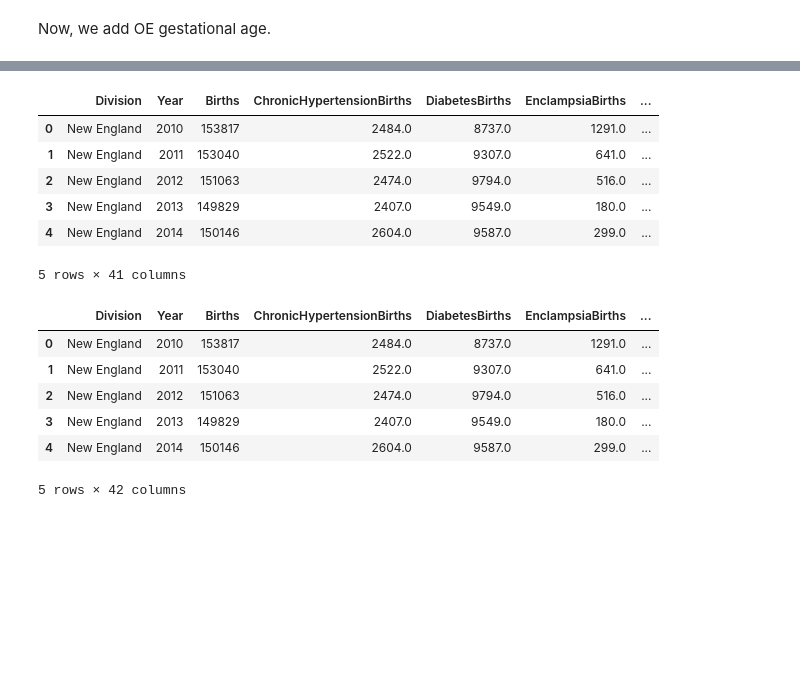
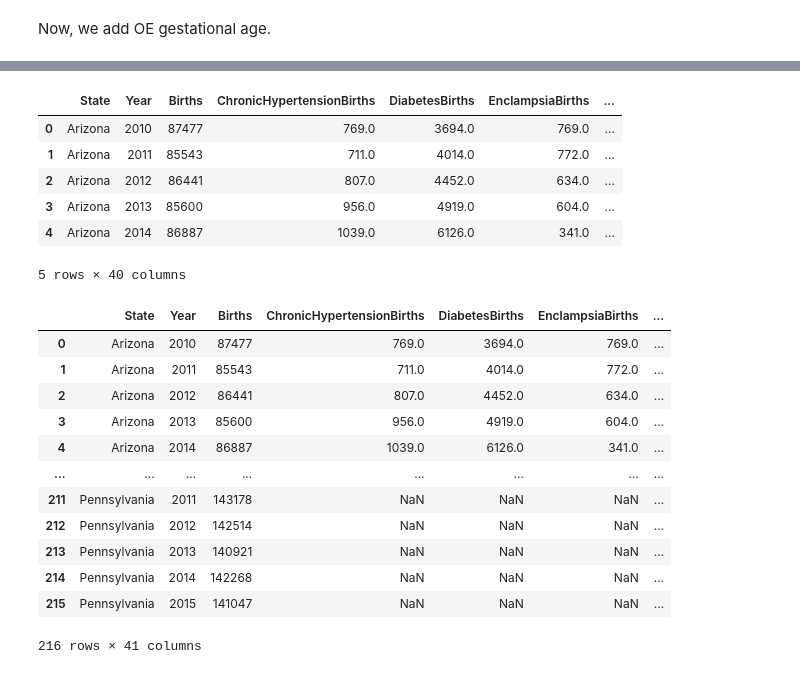
Before and after one commit to djclancy/maternal_mortality_US, a Jupyter notebook: data_manipulation/statenatality_data_combined.ipynb, the cells around one changed output, grey strips where cells are left out. Drawn from its saved outputs; the diff is of its cells as text; code cells hidden in the pictures; blank space fills up the shorter version.

Commit message:
Got data for missed states, manual df

```diff
--- a/data_manipulation/statenatality_data_combined.ipynb
+++ b/data_manipulation/statenatality_data_combined.ipynb
@@ -1097,6 +1036,6 @@ natality_df.head()
 # %%
-path_to_file = '../data/natality_data/Natality2010-2023_OE_gestational_age10.txt'
-path_to_file_csv = '../data/natality_data/Natality2010-2023_OE_gestational_age10.csv'
+path_to_file = '../data/natality_data/StateNatality2010-2023_OE_gestational_age10.txt'
+path_to_file_csv = '../data/natality_data/StateNatality2010-2023_OE_gestational_age10.csv'
 
 txt_line_to_csv_line = lambda x : x.replace("\t", ',')
 write_file = open(path_to_file_csv, 'w')
@@ -1114,6 +1053,6 @@ for line in f:
         write_file.write(csv_line)
 xxxvi_df = pd.read_csv(path_to_file_csv)
 xxxvi_df = xxxvi_df.rename(columns={'Births':'36Weeks'})
-natality_df['36Weeks']  = xxxvi_df['36Weeks']
-natality_df.head()
+statenatality_df['36Weeks']  = xxxvi_df['36Weeks']
+statenatality_df.head()
 # %% [output]
@@ -1127,6 +1066,6 @@ natality_df.head()
 # %%
-path_to_file = '../data/natality_data/Natality2010-2023_OE_gestational_age10.txt'
-path_to_file_csv = '../data/natality_data/Natality2010-2023_OE_gestational_age10.csv'
+path_to_file = '../data/natality_data/StateNatality2010-2023_OE_gestational_age10.txt'
+path_to_file_csv = '../data/natality_data/StateNatality2010-2023_OE_gestational_age10.csv'
 
 txt_line_to_csv_line = lambda x : x.replace("\t", ',')
 write_file = open(path_to_file_csv, 'w')
@@ -1144,6 +1083,6 @@ for line in f:
         write_file.write(csv_line)
 xxxix_df = pd.read_csv(path_to_file_csv)
 xxxix_df = xxxix_df.rename(columns={'Births':'37-39Weeks'})
-natality_df['37-39Weeks']  = xxxix_df['37-39Weeks']
-natality_df.head()
+statenatality_df['37-39Weeks']  = xxxix_df['37-39Weeks']
+statenatality_df.head()
 # %% [output]
@@ -1157,6 +1096,6 @@ natality_df.head()
 # %%
-path_to_file = '../data/natality_data/Natality2010-2023_OE_gestational_age10.txt'
-path_to_file_csv = '../data/natality_data/Natality2010-2023_OE_gestational_age10.csv'
+path_to_file = '../data/natality_data/StateNatality2010-2023_OE_gestational_age10.txt'
+path_to_file_csv = '../data/natality_data/StateNatality2010-2023_OE_gestational_age10.csv'
 
 txt_line_to_csv_line = lambda x : x.replace("\t", ',')
 write_file = open(path_to_file_csv, 'w')
@@ -1174,6 +1113,6 @@ for line in f:
         write_file.write(csv_line)
 xl_df = pd.read_csv(path_to_file_csv)
 xl_df = xl_df.rename(columns={'Births':'40Weeks'})
-natality_df['40Weeks']  = xl_df['40Weeks']
-natality_df.head()
+statenatality_df['40Weeks']  = xl_df['40Weeks']
+statenatality_df.head()
 # %% [output]
@@ -1187,6 +1126,6 @@ natality_df.head()
 # %%
-path_to_file = '../data/natality_data/Natality2010-2023_OE_gestational_age10.txt'
-path_to_file_csv = '../data/natality_data/Natality2010-2023_OE_gestational_age10.csv'
+path_to_file = '../data/natality_data/StateNatality2010-2023_OE_gestational_age10.txt'
+path_to_file_csv = '../data/natality_data/StateNatality2010-2023_OE_gestational_age10.csv'
 
 txt_line_to_csv_line = lambda x : x.replace("\t", ',')
 write_file = open(path_to_file_csv, 'w')
@@ -1204,43 +1143,49 @@ for line in f:
         write_file.write(csv_line)
 xli_df = pd.read_csv(path_to_file_csv)
 xli_df = xli_df.rename(columns={'Births':'41Weeks'})
-natality_df['41Weeks']  = xli_df['41Weeks']
-natality_df.head()
+statenatality_df['41Weeks']  = xli_df['41Weeks']
+statenatality_df.head()
 # %% [output]
-|  | Division | Year | Births | ChronicHypertensionBirths | DiabetesBirths | EnclampsiaBirths | ... |
-| 0 | New England | 2010 | 153817 | 2484.0 | 8737.0 | 1291.0 | ... |
-| 1 | New England | 2011 | 153040 | 2522.0 | 9307.0 | 641.0 | ... |
-| 2 | New England | 2012 | 151063 | 2474.0 | 9794.0 | 516.0 | ... |
-| 3 | New England | 2013 | 149829 | 2407.0 | 9549.0 | 180.0 | ... |
-| 4 | New England | 2014 | 150146 | 2604.0 | 9587.0 | 299.0 | ... |
+|  | State | Year | Births | ChronicHypertensionBirths | DiabetesBirths | EnclampsiaBirths | ... |
+| 0 | Arizona | 2010 | 87477 | 769.0 | 3694.0 | 769.0 | ... |
+| 1 | Arizona | 2011 | 85543 | 711.0 | 4014.0 | 772.0 | ... |
+| 2 | Arizona | 2012 | 86441 | 807.0 | 4452.0 | 634.0 | ... |
+| 3 | Arizona | 2013 | 85600 | 956.0 | 4919.0 | 604.0 | ... |
+| 4 | Arizona | 2014 | 86887 | 1039.0 | 6126.0 | 341.0 | ... |
-5 rows × 41 columns
+5 rows × 40 columns
 # %%
-path_to_file = '../data/natality_data/Natality2010-2023_OE_gestational_age10.txt'
-path_to_file_csv = '../data/natality_data/Natality2010-2023_OE_gestational_age10.csv'
+path_to_file = '../data/natality_data/StateNatality2010-2023_OE_gestational_age10.txt'
+path_to_file_csv = '../data/natality_data/StateNatality2010-2023_OE_gestational_age10.csv'
 
 txt_line_to_csv_line = lambda x : x.replace("\t", ',')
 write_file = open(path_to_file_csv, 'w')
 f = open(path_to_file)
 line_number = -1
 for line in f:
     line_number+=1
     if "---" in line:
         break
     if line_number == 0:
         csv_line = txt_line_to_csv_line(line)
         write_file.write(csv_line)
     if  not ("Total" in line) and ("42 weeks or more" in line):
         csv_line = txt_line_to_csv_line(line)
         write_file.write(csv_line)
 xlii_df = pd.read_csv(path_to_file_csv)
 xlii_df = xlii_df.rename(columns={'Births':'42PlusWeeks'})
-natality_df['42PlusWeeks']  = xlii_df['42PlusWeeks']
-natality_df.head()
+statenatality_df['42PlusWeeks']  = xlii_df['42PlusWeeks']
+statenatality_df.head(250)
 # %% [output]
-|  | Division | Year | Births | ChronicHypertensionBirths | DiabetesBirths | EnclampsiaBirths | ... |
-| 0 | New England | 2010 | 153817 | 2484.0 | 8737.0 | 1291.0 | ... |
-| 1 | New England | 2011 | 153040 | 2522.0 | 9307.0 | 641.0 | ... |
-| 2 | New England | 2012 | 151063 | 2474.0 | 9794.0 | 516.0 | ... |
-| 3 | New England | 2013 | 149829 | 2407.0 | 9549.0 | 180.0 | ... |
-| 4 | New England | 2014 | 150146 | 2604.0 | 9587.0 | 299.0 | ... |
+|  | State | Year | Births | ChronicHypertensionBirths | DiabetesBirths | EnclampsiaBirths | ... |
+| 0 | Arizona | 2010 | 87477 | 769.0 | 3694.0 | 769.0 | ... |
+| 1 | Arizona | 2011 | 85543 | 711.0 | 4014.0 | 772.0 | ... |
+| 2 | Arizona | 2012 | 86441 | 807.0 | 4452.0 | 634.0 | ... |
+| 3 | Arizona | 2013 | 85600 | 956.0 | 4919.0 | 604.0 | ... |
+| 4 | Arizona | 2014 | 86887 | 1039.0 | 6126.0 | 341.0 | ... |
+| ... | ... | ... | ... | ... | ... | ... | ... |
+| 211 | Pennsylvania | 2011 | 143178 | NaN | NaN | NaN | ... |
+| 212 | Pennsylvania | 2012 | 142514 | NaN | NaN | NaN | ... |
+| 213 | Pennsylvania | 2013 | 140921 | NaN | NaN | NaN | ... |
+| 214 | Pennsylvania | 2014 | 142268 | NaN | NaN | NaN | ... |
+| 215 | Pennsylvania | 2015 | 141047 | NaN | NaN | NaN | ... |
-5 rows × 42 columns
+216 rows × 41 columns
```
Also changed, not shown: parts of 40 cells of this notebook, 27 other files.
